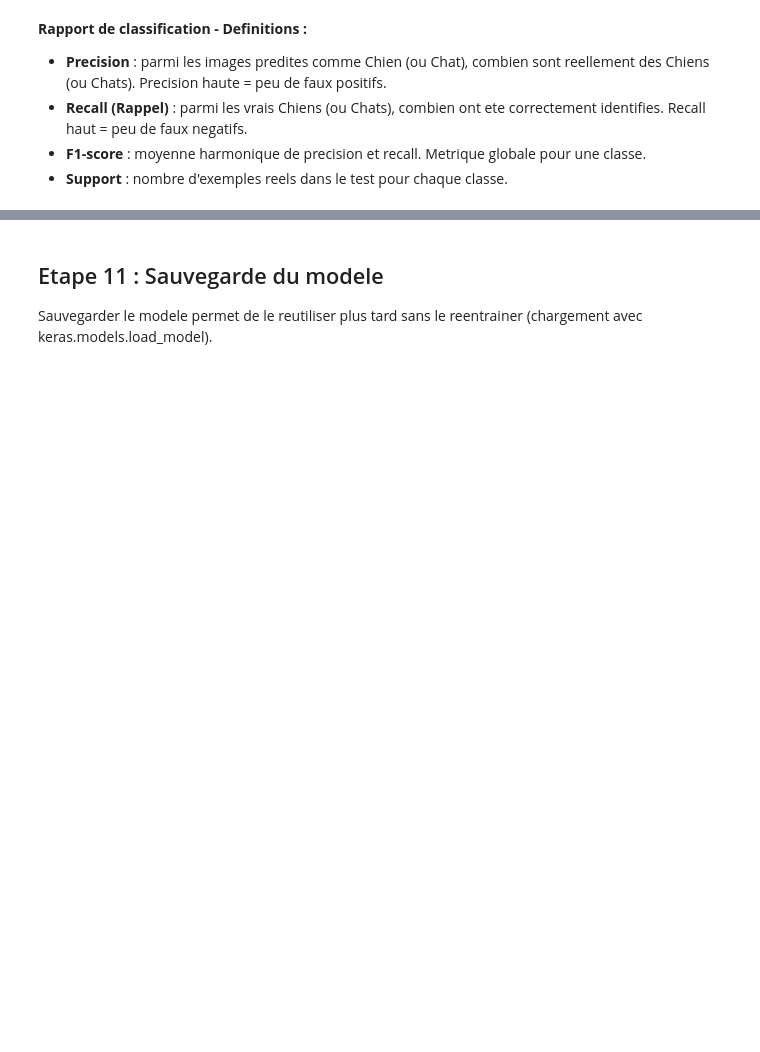
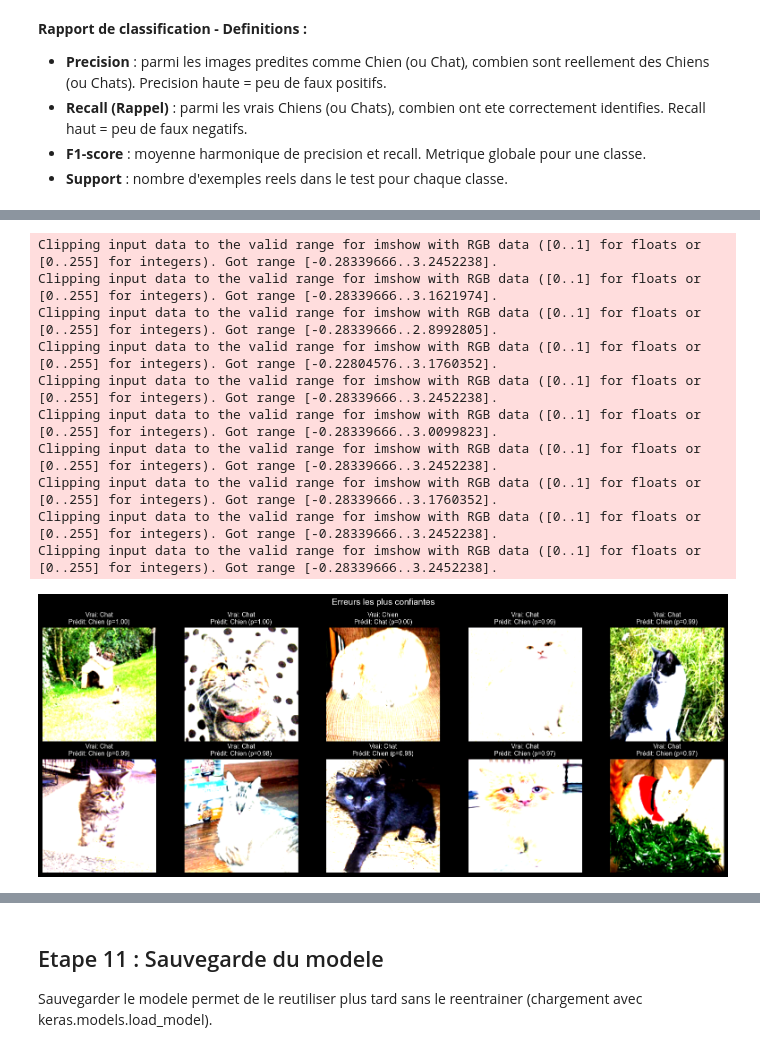
Before and after one commit to zammorrak/MachineLearning-TP1, a Jupyter notebook: cats_vs_dogs.ipynb, the cells around one changed output, grey strips where cells are left out. Drawn from its saved outputs; the diff is of its cells as text; code cells hidden in the pictures; blank space fills up the shorter version.

```diff
--- a/cats_vs_dogs.ipynb
+++ b/cats_vs_dogs.ipynb
@@ -324,0 +448,47 @@ Matrice de confusion :
+# %%
+y_pred_proba = model.predict(X_test).flatten()
+y_pred = (y_pred_proba > 0.5).astype(int)  # 0=Chat, 1=Chien
+
+errors = np.where(y_pred != y_test)[0]
+
+confidences = np.abs(y_pred_proba[errors] - 0.5)
+
+top_errors_idx = errors[np.argsort(confidences)[::-1]]
+
+print("Nb erreurs =", len(errors))
+N = 10
+N = min(N, len(top_errors_idx))
+
+if N == 0:
+    print("Aucune erreur à afficher.")
+else:
+    topN = top_errors_idx[:N]
+
+    cols = 5
+    rows = int(np.ceil(N / cols))
+
+    fig, axes = plt.subplots(rows, cols, figsize=(3.2*cols, 3.2*rows))
+    axes = np.atleast_1d(axes).ravel()
+
+    for i, ax in enumerate(axes):
+        if i >= N:
+            ax.axis("off")
+            continue
+
+        idx = int(topN[i])
+        true_label = int(y_test[idx])
+        proba_dog = float(y_pred_proba[idx])
+        pred_label = int(proba_dog > 0.5)
+
+        ax.imshow(X_test[idx])
+        ax.axis("off")
+        ax.set_title(
+            f"Vrai: {'Chien' if true_label==1 else 'Chat'}\n"
+            f"Prédit: {'Chien' if pred_label==1 else 'Chat'} (p={proba_dog:.2f})",
+            fontsize=10
+        )
+
+    plt.suptitle("Erreurs les plus confiantes", fontsize=14)
+    plt.tight_layout()
+    plt.show()
+# %% [output]
@@ -324,0 +497,11 @@ Matrice de confusion :
+Clipping input data to the valid range for imshow with RGB data ([0..1] for floats or [0..255] for integers). Got range [-0.28339666..3.2452238].
+Clipping input data to the valid range for imshow with RGB data ([0..1] for floats or [0..255] for integers). Got range [-0.28339666..3.1621974].
+Clipping input data to the valid range for imshow with RGB data ([0..1] for floats or [0..255] for integers). Got range [-0.28339666..2.8992805].
+Clipping input data to the valid range for imshow with RGB data ([0..1] for floats or [0..255] for integers). Got range [-0.22804576..3.1760352].
+Clipping input data to the valid range for imshow with RGB data ([0..1] for floats or [0..255] for integers). Got range [-0.28339666..3.2452238].
+Clipping input data to the valid range for imshow with RGB data ([0..1] for floats or [0..255] for integers). Got range [-0.28339666..3.0099823].
+Clipping input data to the valid range for imshow with RGB data ([0..1] for floats or [0..255] for integers). Got range [-0.28339666..3.2452238].
+Clipping input data to the valid range for imshow with RGB data ([0..1] for floats or [0..255] for integers). Got range [-0.28339666..3.1760352].
+Clipping input data to the valid range for imshow with RGB data ([0..1] for floats or [0..255] for integers). Got range [-0.28339666..3.2452238].
+Clipping input data to the valid range for imshow with RGB data ([0..1] for floats or [0..255] for integers). Got range [-0.28339666..3.2452238].
+[figure, added]
```
Also changed, not shown: parts of 22 cells of this notebook, 1 other file.
